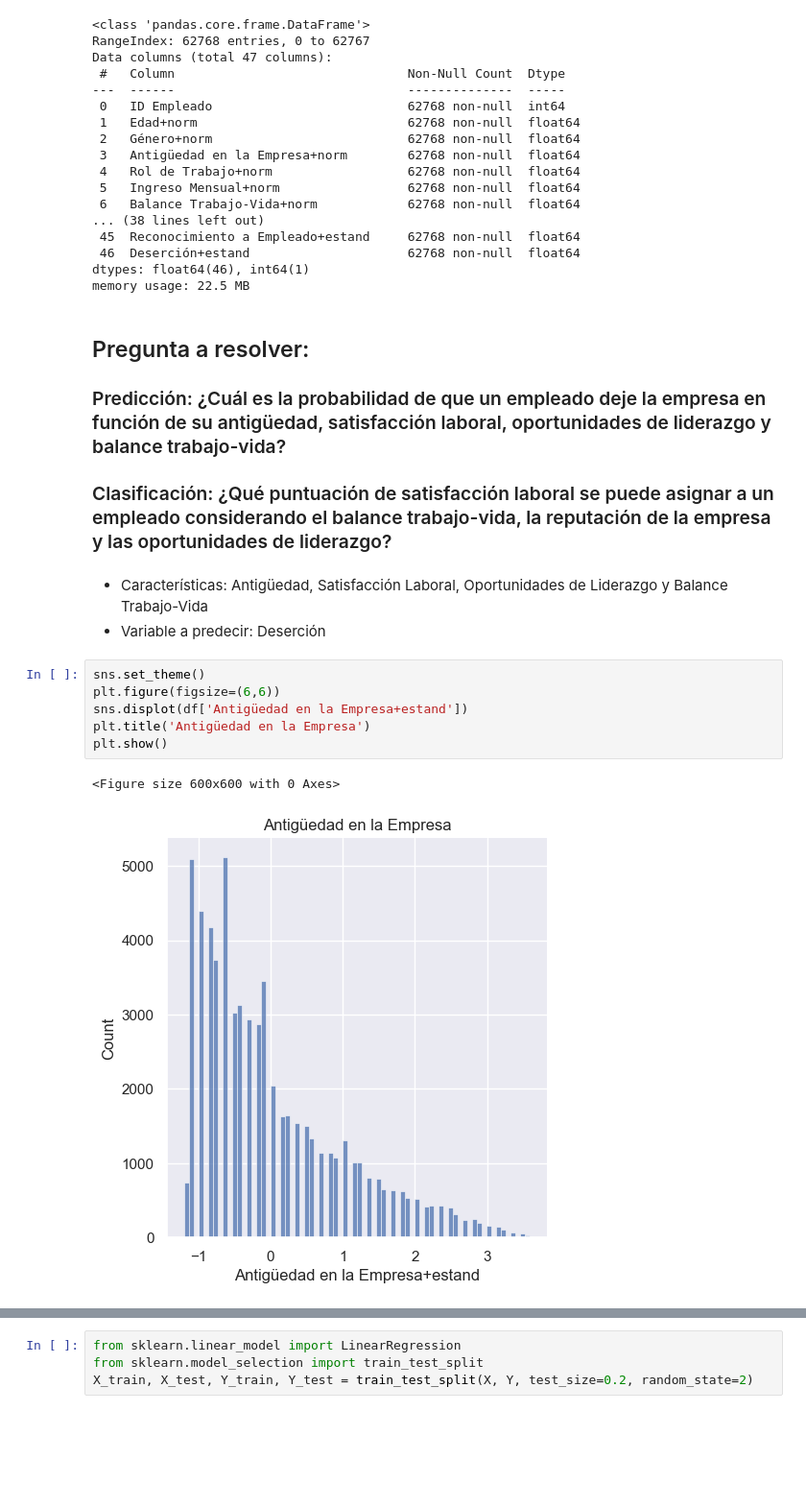
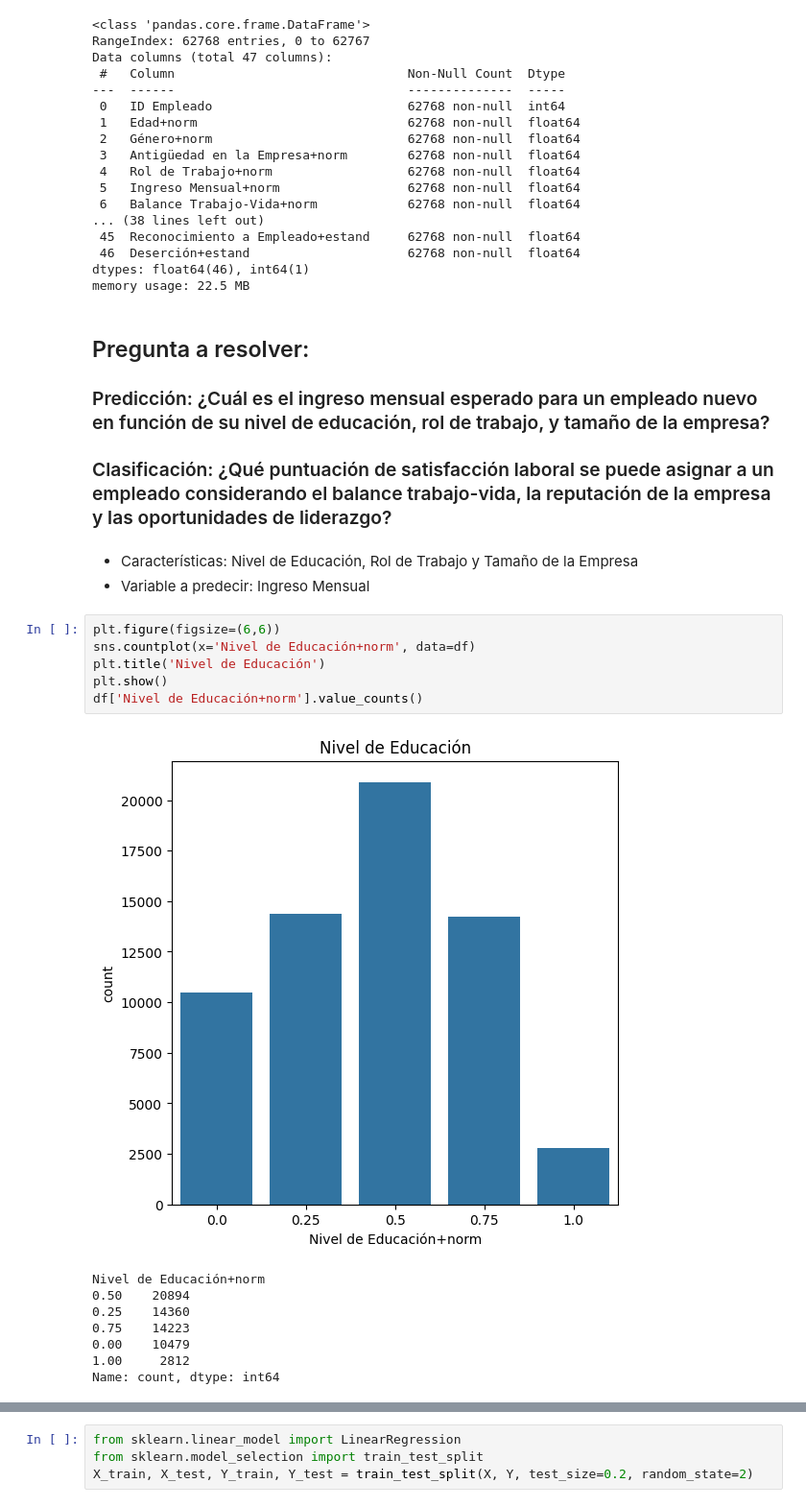
Before and after one commit to equipoPI/EDADesersionEmpleados, a Jupyter notebook: ComparativaAlgoritmos.ipynb, the cells around one changed output, grey strips where cells are left out. Shown at 96% size. Saved outputs shown, nothing was run; the diff lists cells and outputs as text; blank space fills up the shorter version.

```diff
--- a/ComparativaAlgoritmos.ipynb
+++ b/ComparativaAlgoritmos.ipynb
@@ -27,19 +27,25 @@ dtypes: float64(46), int64(1)
 memory usage: 22.5 MB
 # %% [markdown]
 ## Pregunta a resolver:
-### Predicción: ¿Cuál es la probabilidad de que un empleado deje la empresa en función de su antigüedad, satisfacción laboral, oportunidades de liderazgo y balance trabajo-vida?
+### Predicción: ¿Cuál es el ingreso mensual esperado para un empleado nuevo en función de su nivel de educación, rol de trabajo, y tamaño de la empresa?
 ### Clasificación: ¿Qué puntuación de satisfacción laboral se puede asignar a un empleado considerando el balance trabajo-vida, la reputación de la empresa y las oportunidades de liderazgo?
-# %% [markdown]
-* Características: Antigüedad, Satisfacción Laboral, Oportunidades de Liderazgo y Balance Trabajo-Vida
-* Variable a predecir: Deserción
-# %%
-sns.set_theme()
-plt.figure(figsize=(6,6))
-sns.displot(df['Antigüedad en la Empresa+estand'])
-plt.title('Antigüedad en la Empresa')
-plt.show()
-# %% [output]
-<Figure size 600x600 with 0 Axes>
-[figure, removed]
+# %% [markdown]
+* Características: Nivel de Educación, Rol de Trabajo y Tamaño de la Empresa
+* Variable a predecir: Ingreso Mensual
+# %%
+plt.figure(figsize=(6,6))
+sns.countplot(x='Nivel de Educación+norm', data=df)
+plt.title('Nivel de Educación')
+plt.show()
+df['Nivel de Educación+norm'].value_counts()
+# %% [output]
+[figure, added]
+Nivel de Educación+norm
+0.50    20894
+0.25    14360
+0.75    14223
+0.00    10479
+1.00     2812
+Name: count, dtype: int64
 # %%
 plt.figure(figsize=(6,6))
```
Also changed, not shown: parts of 28 cells of this notebook.
